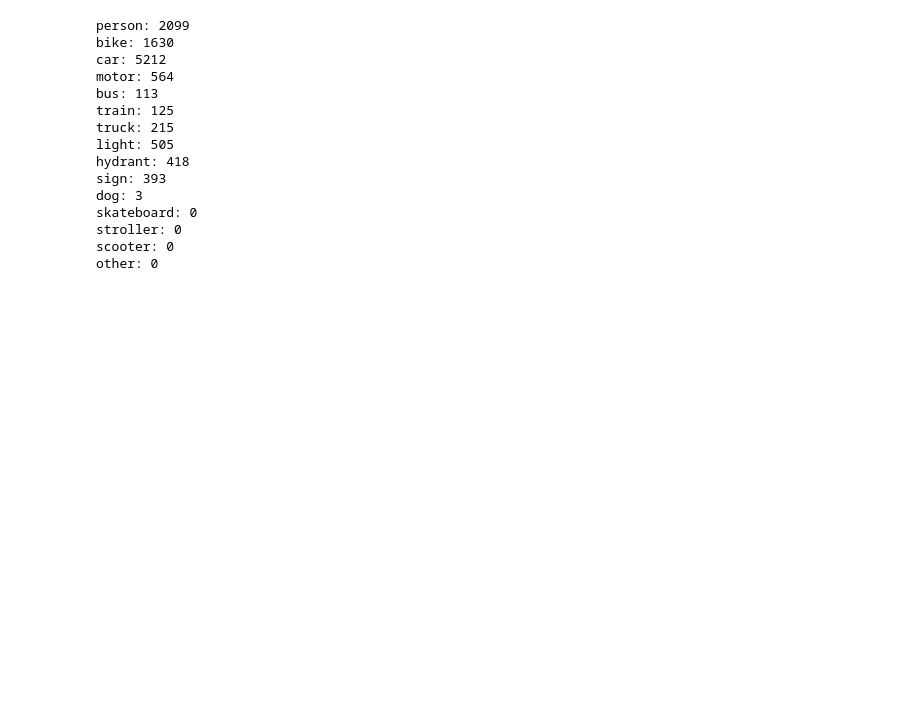
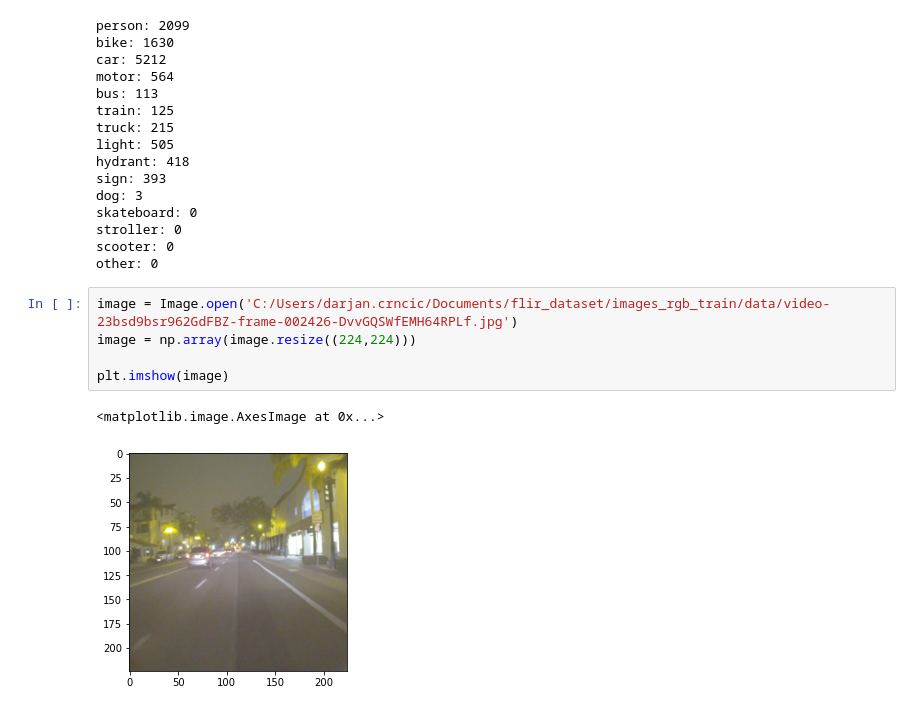
Before and after one commit to DarjanCrncic/flir-neu-net-scripts, a Jupyter notebook: ann_to_coco_test.ipynb, the cells around one changed output. Saved outputs shown, nothing was run; the diff lists cells and outputs as text; blank space fills up the shorter version.

```diff
--- a/ann_to_coco_test.ipynb
+++ b/ann_to_coco_test.ipynb
@@ -158,3 +156,11 @@ skateboard: 0
 stroller: 0
 scooter: 0
 other: 0
+# %%
+image = Image.open('C:/Users/darjan.crncic/Documents/flir_dataset/images_rgb_train/data/video-23bsd9bsr962GdFBZ-frame-002426-DvvGQSWfEMH64RPLf.jpg')
+image = np.array(image.resize((224,224)))
+
+plt.imshow(image)
+# %% [output]
+<matplotlib.image.AxesImage at 0x...>
+[figure, added]
```
Also changed, not shown: parts of 2 cells of this notebook, 1 other file.
